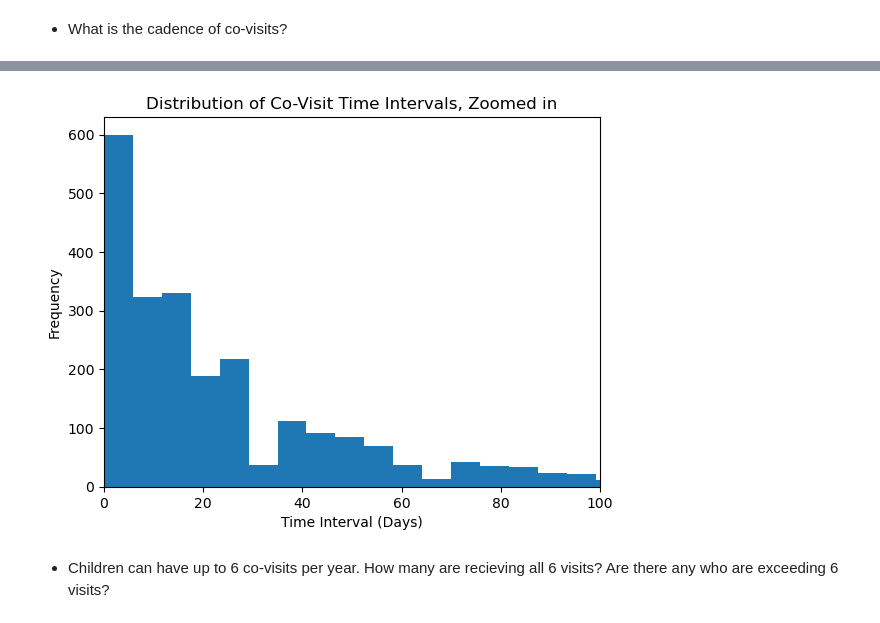
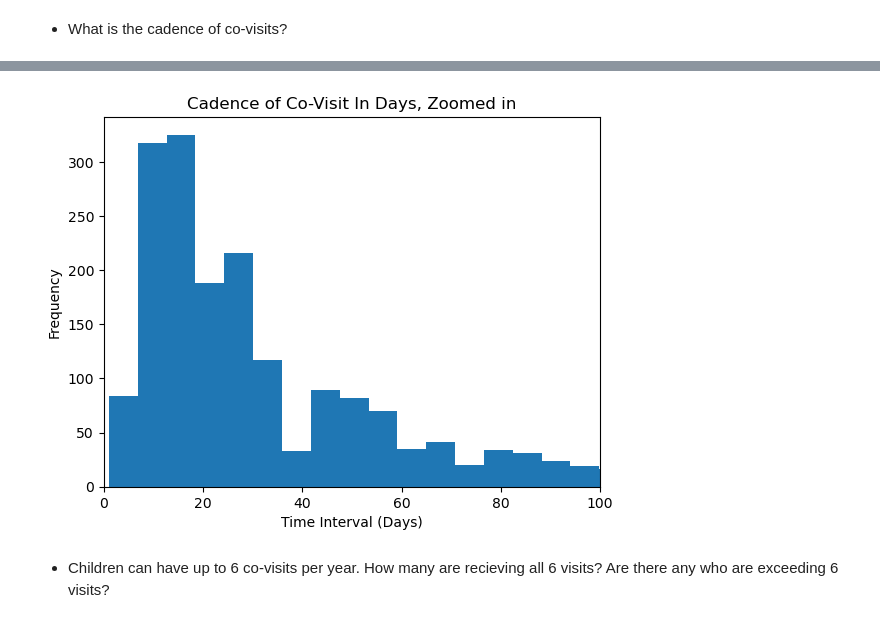
Before and after one commit to NSS-Data-Analytics-Cohort-8/teis_da8_1-sockswithsandals, a Jupyter notebook: teis.ipynb, the cells around one changed output, grey strips where cells are left out. Saved outputs shown, nothing was run; the diff lists cells and outputs as text; code cells hidden in the pictures.

```diff
--- a/teis.ipynb
+++ b/teis.ipynb
@@ -45,7 +51,7 @@ teaming_df['START_TIME'] = pd.to_datetime(teaming_df['START_TIME'], format='%H:%
 teaming_df['END_TIME'] = pd.to_datetime(teaming_df['END_TIME'], format='%H:%M:%S').dt.time
 
 # calculate the time difference
-teaming_df['TIME_DIFFERENCE'] = pd.to_datetime(teaming_df['END_TIME'], format='%H:%M:%S') - pd.to_datetime(teaming_df['START_TIME'], format='%H:%M:%S')
+teaming_df['TIME_DIFF'] = pd.to_datetime(teaming_df['END_TIME'], format='%H:%M:%S') - pd.to_datetime(teaming_df['START_TIME'], format='%H:%M:%S')
 
 teaming_df
 # %% [output]
@@ -134,7 +171,7 @@ covisit_perc
 * What is the cadence of co-visits?
 # %%
 # Filtering the teaming_df for just co-visit rows
-co_visit_rows = teaming_df[teaming_df['IFSP Teaming ID name'] == 'Co-Visit']
+co_visit_rows = teaming_df[(teaming_df['IFSP Teaming ID name'] == 'Co-Visit') & (teaming_df['SERVICE DELIVERY'] == 'Service Delivered')]
 
 # Sort the co-visit rows by CHILD_ID and SERVICE_DATE
 co_visit_rows = co_visit_rows.sort_values(['CHILD_ID', 'SERVICE_DATE'])
@@ -175,15 +212,15 @@ plt.show()
 # %%
 # zoom in a bit
-plt.hist(co_visit_rows['VISIT_DIFF'].dt.days, bins=60)
+plt.hist(morethan1['VISIT_DIFF'].dt.days, bins=60)
 
 plt.xlabel('Time Interval (Days)')
 plt.ylabel('Frequency')
-plt.title('Distribution of Co-Visit Time Intervals, Zoomed in')
+plt.title('Cadence of Co-Visit In Days, Zoomed in')
 plt.xlim(0, 100)
 
 plt.show()
 # %% [output]
-[figure, old version]
+[figure, new version]
 # %% [markdown]
 * Children can have up to 6 co-visits per year. How many are recieving all 6 visits? Are there any who are exceeding 6 visits?
 # %%
```
Also changed, not shown: parts of 24 cells of this notebook.
